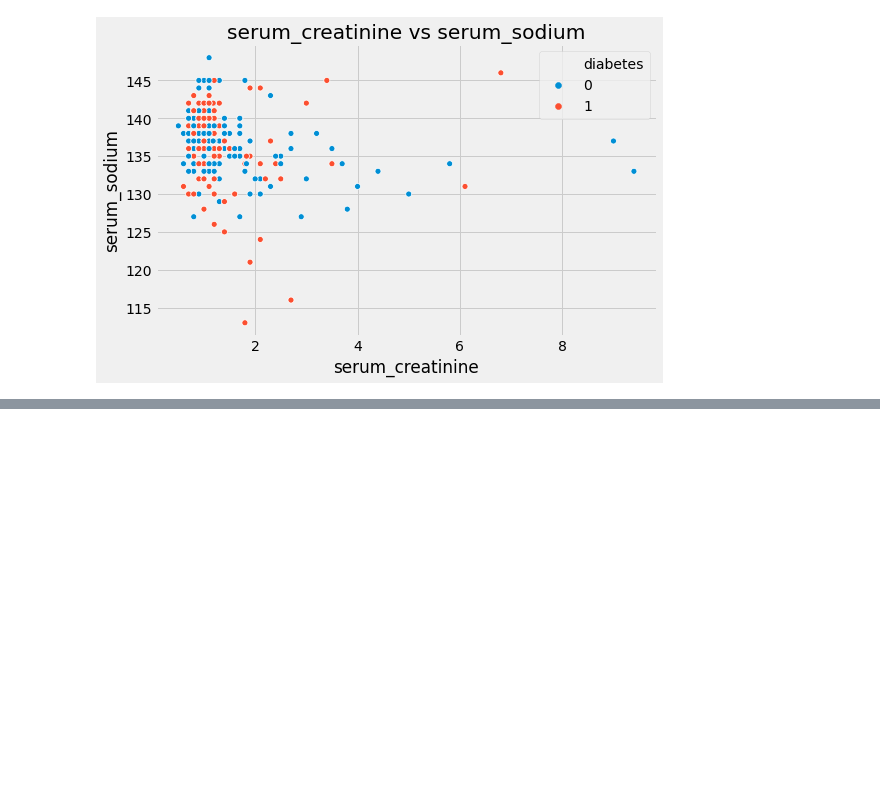
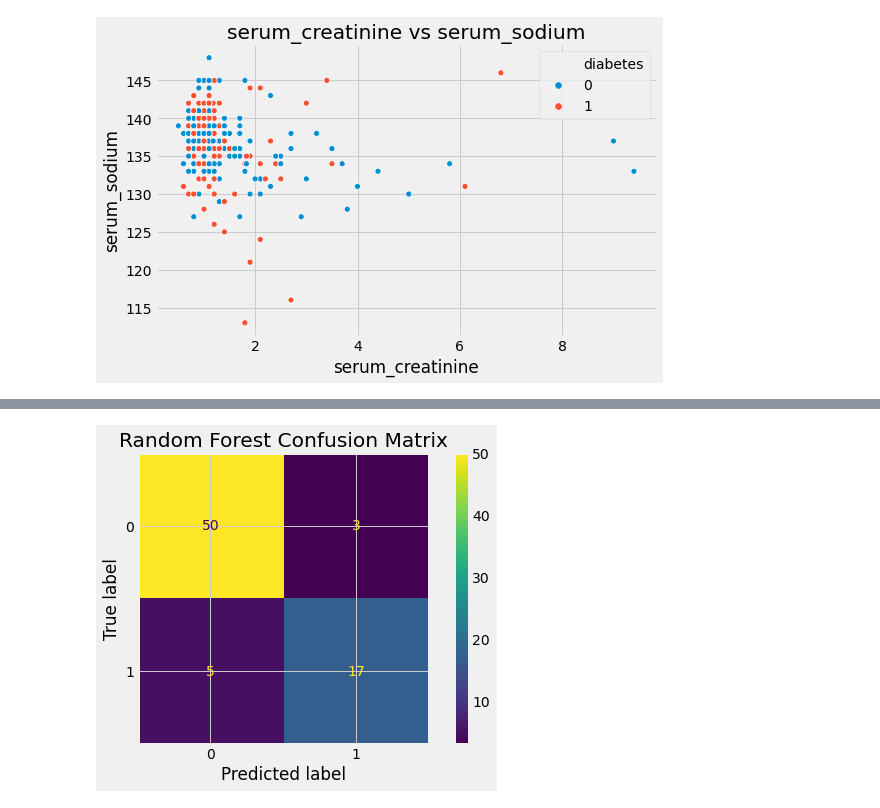
Before and after one commit to pratik-276/Infinite_Stories_with_Data, a Jupyter notebook: Heart Failure Prediction/what-s-your-chances-of-surviving-a-heart-attack.ipynb, the cells around one changed output, grey strips where cells are left out. Saved outputs shown, nothing was run; the diff lists cells and outputs as text; code cells hidden in the pictures; blank space fills up the shorter version.

```diff
--- a/Heart Failure Prediction/what-s-your-chances-of-surviving-a-heart-attack.ipynb
+++ b/Heart Failure Prediction/what-s-your-chances-of-surviving-a-heart-attack.ipynb
@@ -149,0 +249,6 @@ plt.show()
+# %%
+plot_confusion_matrix(model, test_X, test_y)
+plt.title('Random Forest Confusion Matrix')
+plt.show()
+# %% [output]
+[figure, added]
```
Also changed, not shown: parts of 32 cells of this notebook.
